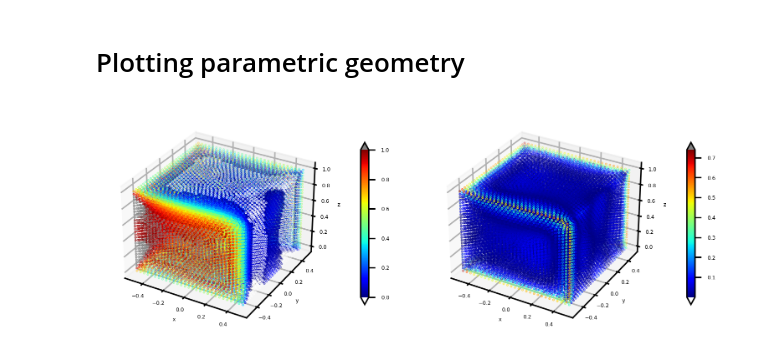
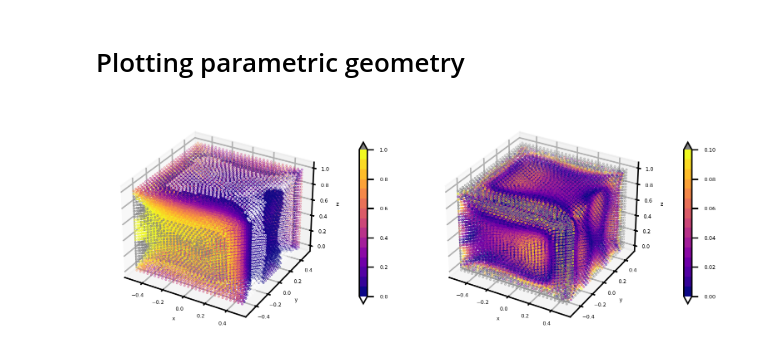
Before and after one commit to praksharma/Machine_Learning, a Jupyter notebook: Plotting functions/Discrete colormap/3D/plotting.ipynb, the cells around one changed output. Drawn from its saved outputs; the diff is of its cells as text; code cells hidden in the pictures.

```diff
--- a/Plotting functions/Discrete colormap/3D/plotting.ipynb
+++ b/Plotting functions/Discrete colormap/3D/plotting.ipynb
@@ -9,9 +9,9 @@ from matplotlib import cm # colormap
 from matplotlib import ticker # controls number of ticks in colorbar, helpful for very ugly unsymmetric colorbar
 # %%
 fig, ax = plt.subplots(1,2,dpi=300, subplot_kw=dict(projection='3d'))
-sc = ax[0].scatter(x_array, y_array, z_array, c = u_pred, s = 0.1, cmap=cm.jet, vmin=0, vmax=1)
+sc = ax[0].scatter(x_array, y_array, z_array, c = u_pred, s = 0.1, cmap=plt.get_cmap('plasma', 15), vmin=0, vmax=1)
 #sc = ax.scatter(nodes[:,0], nodes[:,1], c = best_u_pred, cmap=cm.jet, vmin=0, vmax=1)
-sc1 = ax[1].scatter(x_array, y_array, z_array, c = abs(u_true-u_pred), s = 0.1, cmap=cm.jet)
+sc1 = ax[1].scatter(x_array, y_array, z_array, c = abs(u_true-u_pred), s = 0.1, cmap=plt.get_cmap('plasma', 15),vmin=0, vmax=0.1)
 
 sc.cmap.set_under('white')
 sc.cmap.set_over('gray')
@@ -46,31 +46,31 @@ for col in range(2):
         ax[col].xaxis.label.set_size(3)
         ax[col].yaxis.label.set_size(3)
         ax[col].zaxis.label.set_size(3)
         # axes label padding from the axes
 
         ax[col].set_xlabel('x',labelpad=-12)
         ax[col].set_ylabel('y',labelpad=-12)
         ax[col].set_zlabel('z',labelpad=-12)
 
         # colorbar size (shrink), padding from axes and ticks's labelsize
 cbar1 = fig.colorbar(sc, ax=ax[0],shrink=0.35,pad=0.12,extend='both')
 cbar1.ax.tick_params(labelsize=3) # colorbar label size
 cbar2 = fig.colorbar(sc1, ax=ax[1],shrink=0.35, pad=0.12,extend='both')
 cbar2.ax.tick_params(labelsize=3) # colorbar label size
 # The ticks were far away from the axes
 # ax[col].tick_params(axis='x', pad=-4,labelsize=3)
 #fig.tight_layout()
 
     #tick.label1 = tick._get_text1()
 #plt.title('Temperature distribution')
 #plt.savefig('plots/Iteration_'+str(max_iter)+'_Best_PINN_predicted.jpg', dpi = 200)
 #fig.supxlabel('(c) Model 3',y=0.25, fontsize=5)
 
 
 #fig.tight_layout()
 #ax.set_zlabel('z')
 #plt.title('Temperature distribution')
 plt.savefig('plots/solutions.jpg', dpi = 500,bbox_inches='tight',transparent=True)
 # https://stackoverflow.com/a/63076575/14598633
 # %% [output]
-[figure, old version]
+[figure, new version]
```
Also changed, not shown: parts of 1 cell of this notebook.
